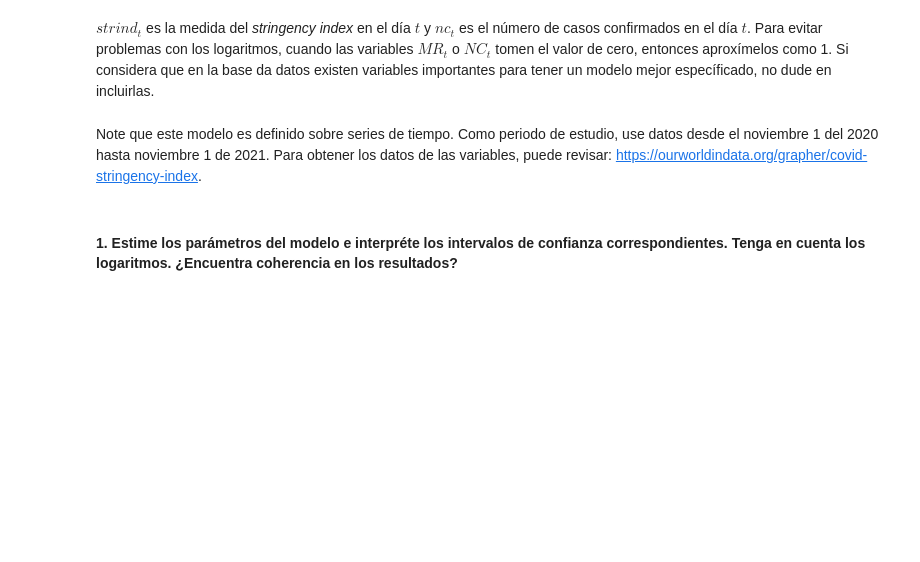
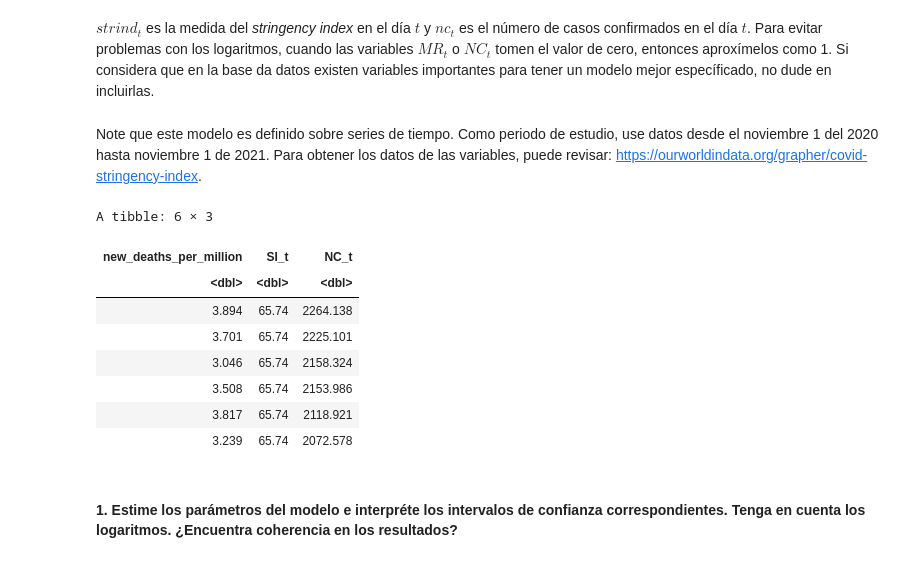
Before and after one commit to MantiMantilla/MEL-2022-2, a Jupyter notebook: Tareas/Tarea 3/Tarea 3.ipynb, the cells around one changed output. Cells and saved outputs as stored; diff of their text form; code cells hidden in the pictures; blank space fills up the shorter version.

```diff
--- a/Tareas/Tarea 3/Tarea 3.ipynb
+++ b/Tareas/Tarea 3/Tarea 3.ipynb
@@ -603,6 +757,23 @@ vif(modelopunto3)
 # %% [markdown]
 En la gráfia se puede ver que hay algunas variables que tienen multicolinealidad. Sin embargo como no es del todo claro por la cantidad de variables, se procedió a sacar el VIF de cada una de las variables del modelo, y a quellos VIF que dieran mayores a 10 se consideran con problemas de multicolinealidad, en este caso esas variables serían:
 x2, x5, x6 y x12, es decir Población, Medicos Activos, Número de Camas de hospital y la variable de Ingresos totales.
+# %%
+#Estandarización de las varibales
+x <- as.matrix(cbind(rep(1,), crimenes2))
+xs=scale(x,center = TRUE, scale = TRUE)
+ys <- y-mean(y)
+n <- length(y)
+
+xtxs <- t(xs) %*% xs
+Hs <- solve(xtxs)
+betas <- Hs %*% t(xs) %*% ys
+
+#Se utiliza el estimador tipo Ridge
+lambda <- 0
+beta_R <- solve(xtxs+lambda*diag(rep(1,17)))%*%xtxs%*%ys
+var_beta_no_s=solve(xtxs+lambda*diag(rep(1,17)))%*%xtxs%*%solve(xtxs+lambda*diag(rep(1,17)))
+VIF_new <- diag(var_beta_no_s)*(n-1)
+VIF_new
 # %% [markdown]
 Dado lo anterior se decide eliminar del modelo las variables x2, x5, x6 y x12 dado que son unas de las que tienen VIF más alto. Teniendo en cuenta esto el nuevo modelo sería:
 # %%
@@ -1442,5 +1588,35 @@ $$
 $strind_t$ es la medida del _stringency index_ en el día $t$ y $nc_t$ es el número de casos confirmados en el día $t$. Para evitar problemas con los logaritmos, cuando las variables $MR_t$ o $NC_t$ tomen el valor de cero, entonces aproxímelos como 1. Si considera que en la base da datos existen variables importantes para tener un modelo mejor específicado, no dude en incluirlas.
 # %% [markdown]
 Note que este modelo es definido sobre series de tiempo. Como periodo de estudio, use datos desde el noviembre 1 del 2020 hasta noviembre 1 de 2021. Para obtener los datos de las variables, puede revisar: https://ourworldindata.org/grapher/covid-stringency-index.
+# %%
+library(readr)
+data_ <- read_csv("Archivos/owid-covid-data-filtered.csv", show_col_types = FALSE)
+
+data <- data_[15:nrow(data_), "new_deaths_per_million"]
+
+for (i in seq_len(nrow(data_))[-(1:14)]) {
+    if (data[i - 14, "new_deaths_per_million"] < 1) {
+        data[i - 14, "new_deaths_per_million"] <- 1
+    }
+
+    data[i - 14, "SI_t"] <- mean(data_[(i-14):(i-1), ]$stringency_index)
+
+    data[i - 14, "NC_t"] <- sum(data_[(i-14):(i-1), ]$new_cases_per_million)
+    if (data[i - 14, "NC_t"] <= 1) {
+        data[i - 14, "NC_t"] <- 1
+    }
+}
+
+head(data)
+# %% [output]
+A tibble: 6 × 3
+| new_deaths_per_million | SI_t | NC_t |
+| <dbl> | <dbl> | <dbl> |
+| 3.894 | 65.74 | 2264.138 |
+| 3.701 | 65.74 | 2225.101 |
+| 3.046 | 65.74 | 2158.324 |
+| 3.508 | 65.74 | 2153.986 |
+| 3.817 | 65.74 | 2118.921 |
+| 3.239 | 65.74 | 2072.578 |
 # %% [markdown]
 #### 1. Estime los parámetros del modelo e interpréte los intervalos de confianza correspondientes. Tenga en cuenta los logaritmos. ¿Encuentra coherencia en los resultados?
```
Also changed, not shown: parts of 50 cells of this notebook, 1 other file.
